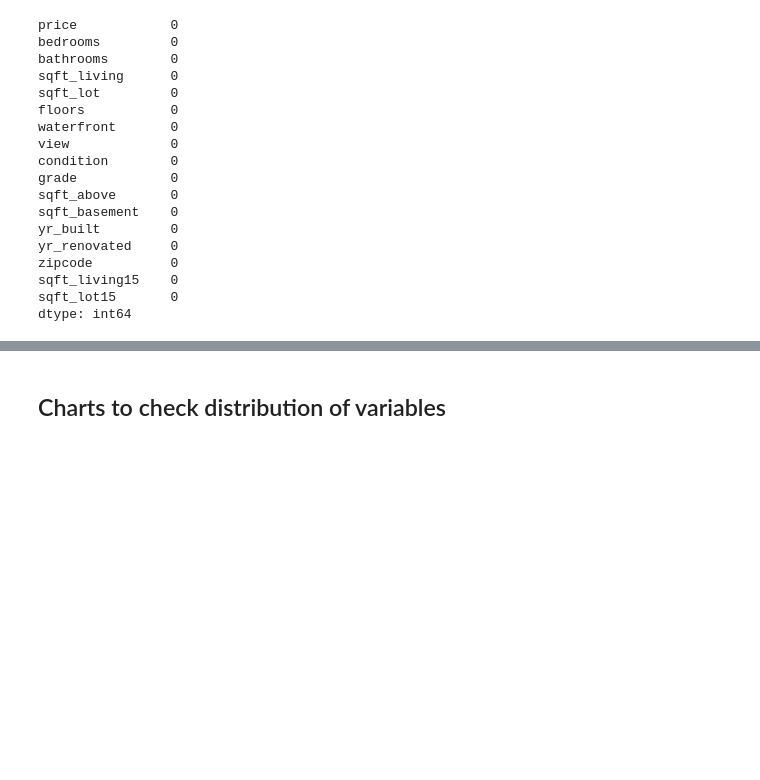
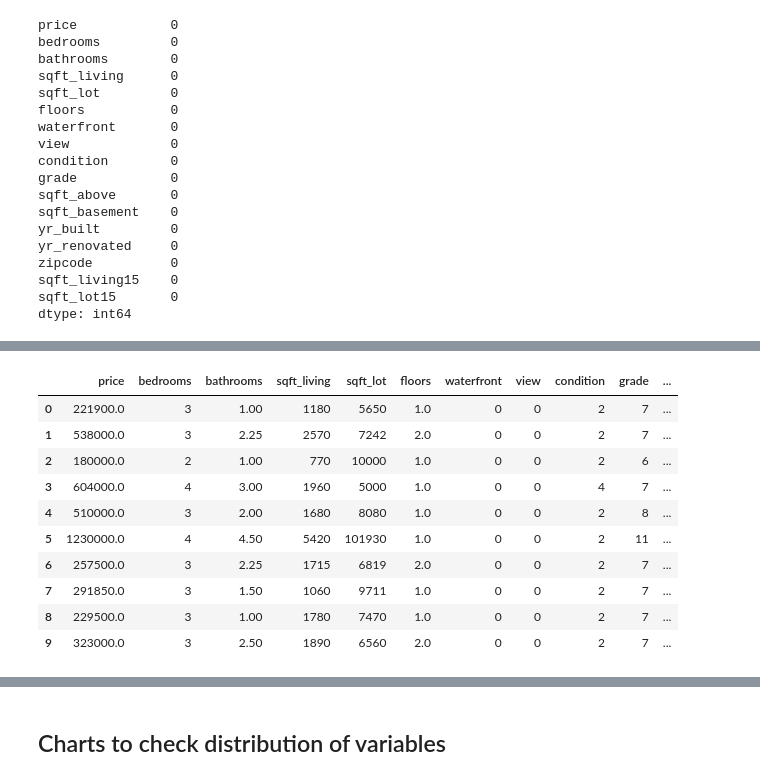
Before and after one commit to kjspring/dsc-phase-2-project-v2-3, a Jupyter notebook: project_notebook.ipynb, the cells around one changed output, grey strips where cells are left out. Cells and saved outputs as stored; diff of their text form; code cells hidden in the pictures; blank space fills up the shorter version.

```diff
--- a/project_notebook.ipynb
+++ b/project_notebook.ipynb
@@ -192,7 +192,7 @@ Name: sqft_lot15, dtype: float64
 df['waterfront'].fillna('NO', inplace=True)
 
 # replace yr_renovated NaN with 'Unknown'
-df['yr_renovated'].fillna('Unknown', inplace=True)
+df['yr_renovated'].fillna(0, inplace=True)
 
 # replace `Nan` with `NONE` for column `view`
 df['view'].fillna('NONE', inplace=True)
@@ -242,3 +250,52 @@ dtype: int64
-# %%
-# replace 0 in `yr_renovated` with 'Never' as this would mean 'never renovated'#
-df.replace(0, 'Never', inplace=True)
+# %%
+from datetime import date
+
+# condition: Map condition variable to dictionary
+condition_dict = {'Poor': 0, 'Fair': 1, 'Average': 2,
+                  'Good': 3, 'Very Good': 4}
+df['condition'] = df['condition'].map(condition_dict)
+
+# grade: strip out by spaces and keep the first string, which should be the number
+df['grade'] = df['grade'].apply(lambda x: x.split(' ', 1)[0]).astype(int)
+
+# sqft_basement has '?' as a placeholder. Set this to 0.
+df['sqft_basement'].replace('?', 0, inplace=True)
+df['sqft_basement'] = df['sqft_basement'].astype(float)
+#print('Removed ? as placeholder:', len(df.loc[df['sqft_basement'] == '?', 'sqft_basement']))
+
+# view: Map condition variable to dictionary
+view_dict = {'NONE': 0, 'FAIR': 1, 'AVERAGE': 2,
+                  'GOOD': 3, 'EXCELLENT': 4}
+df['view'] = df['view'].map(view_dict)
+df.head()
+
+# waterfront: Map binary variable to dictionary
+waterfront_dict = {'NO': 0, 'YES': 1}
+df['waterfront'] = df['waterfront'].map(waterfront_dict)
+
+# home_age
+current_year = date.today().year
+df['home_age'] = current_year - df['yr_built']
+df.drop('yr_built', axis=1, inplace=True)
+
+# yr_since_reno
+# subtraction function
+def sub(a, b):
+    return a - b
+
+df['yr_since_reno'] = df.apply(lambda row : sub(current_year, row['yr_renovated']) if row['yr_renovated'] > 0 else row['home_age'], axis = 1)
+df.drop('yr_renovated', axis=1, inplace=True)
+# inspect
+df.head(10)
+# %% [output]
+|  | price | bedrooms | bathrooms | sqft_living | sqft_lot | floors | waterfront | view | condition | grade | ... |
+| 0 | 221900.0 | 3 | 1.00 | 1180 | 5650 | 1.0 | 0 | 0 | 2 | 7 | ... |
+| 1 | 538000.0 | 3 | 2.25 | 2570 | 7242 | 2.0 | 0 | 0 | 2 | 7 | ... |
+| 2 | 180000.0 | 2 | 1.00 | 770 | 10000 | 1.0 | 0 | 0 | 2 | 6 | ... |
+| 3 | 604000.0 | 4 | 3.00 | 1960 | 5000 | 1.0 | 0 | 0 | 4 | 7 | ... |
+| 4 | 510000.0 | 3 | 2.00 | 1680 | 8080 | 1.0 | 0 | 0 | 2 | 8 | ... |
+| 5 | 1230000.0 | 4 | 4.50 | 5420 | 101930 | 1.0 | 0 | 0 | 2 | 11 | ... |
+| 6 | 257500.0 | 3 | 2.25 | 1715 | 6819 | 2.0 | 0 | 0 | 2 | 7 | ... |
+| 7 | 291850.0 | 3 | 1.50 | 1060 | 9711 | 1.0 | 0 | 0 | 2 | 7 | ... |
+| 8 | 229500.0 | 3 | 1.00 | 1780 | 7470 | 1.0 | 0 | 0 | 2 | 7 | ... |
+| 9 | 323000.0 | 3 | 2.50 | 1890 | 6560 | 2.0 | 0 | 0 | 2 | 7 | ... |
```
Also changed, not shown: parts of 11 cells of this notebook.
